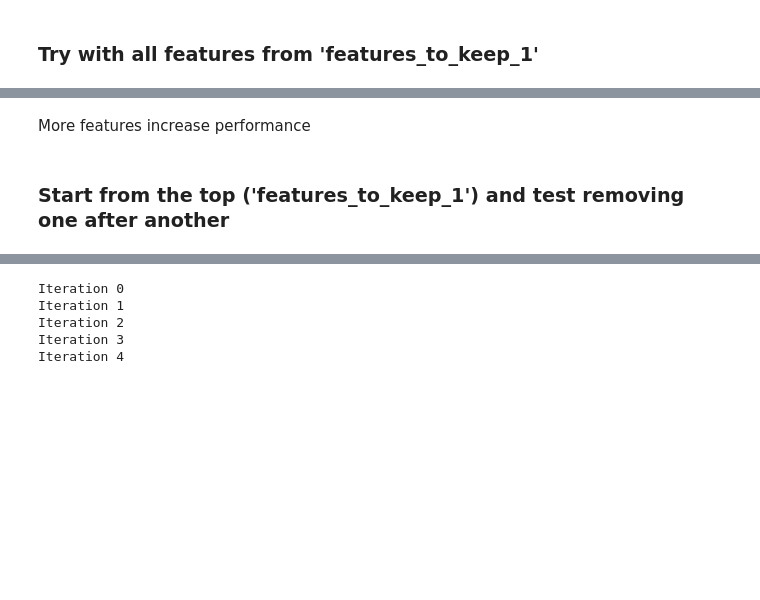
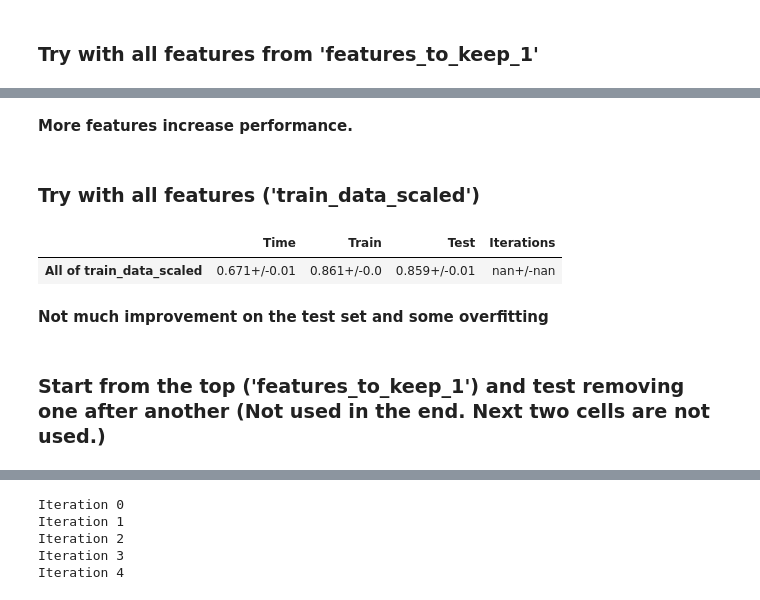
Before and after one commit to ph1001/Group-Project-Machine-Learning-Group-50, a Jupyter notebook: Notebooks/20201224_HV_PM.ipynb, the cells around one changed output, grey strips where cells are left out. Cells and saved outputs as stored; diff of their text form; code cells hidden in the pictures; blank space fills up the shorter version.

```diff
--- a/Notebooks/20201224_HV_PM.ipynb
+++ b/Notebooks/20201224_HV_PM.ipynb
@@ -1704,5 +1650,18 @@ results_ABC_keep_1
 # %% [markdown]
-More features increase performance
+**More features increase performance.**
+# %% [markdown]
+### Try with all features ('train_data_scaled')
+# %%
+X = train_data_scaled
+df = pd.DataFrame(columns = ['Time','Train','Test', 'Iterations'], index = ['All of train_data_scaled'])
+model = AdaBoostClassifier()
+results_ABC_keep_1 = show_results_intern(df, (model,False))
+results_ABC_keep_1
+# %% [output]
+|  | Time | Train | Test | Iterations |
+| All of train_data_scaled | 0.671+/-0.01 | 0.861+/-0.0 | 0.859+/-0.01 | nan+/-nan |
+# %% [markdown]
+**Not much improvement on the test set and some overfitting**
 # %% [markdown]
-### Start from the top ('features_to_keep_1') and test removing one after another
+### Start from the top ('features_to_keep_1') and test removing one after another (Not used in the end. Next two cells are not used.)
 # %%
```
Also changed, not shown: parts of 54 cells of this notebook, 1 other file.
